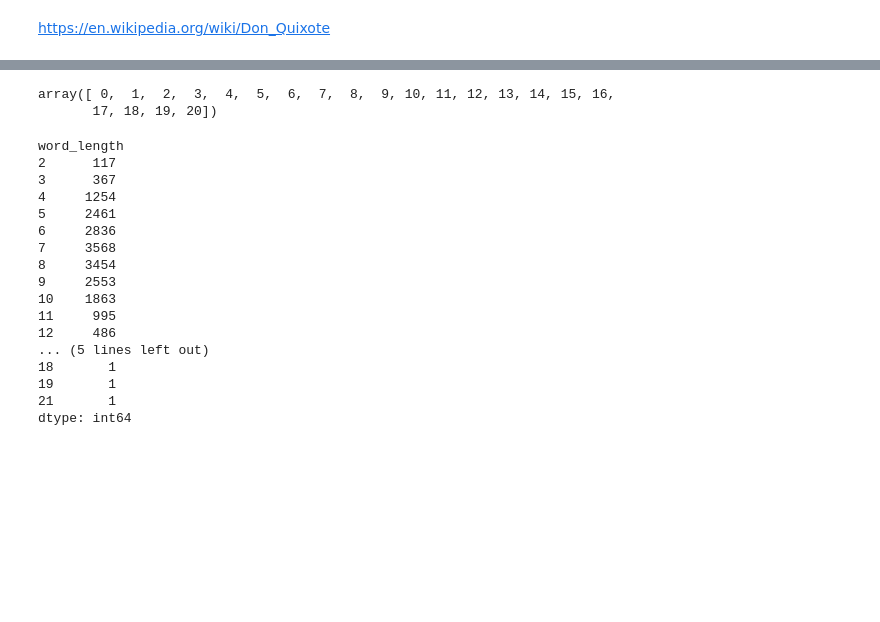
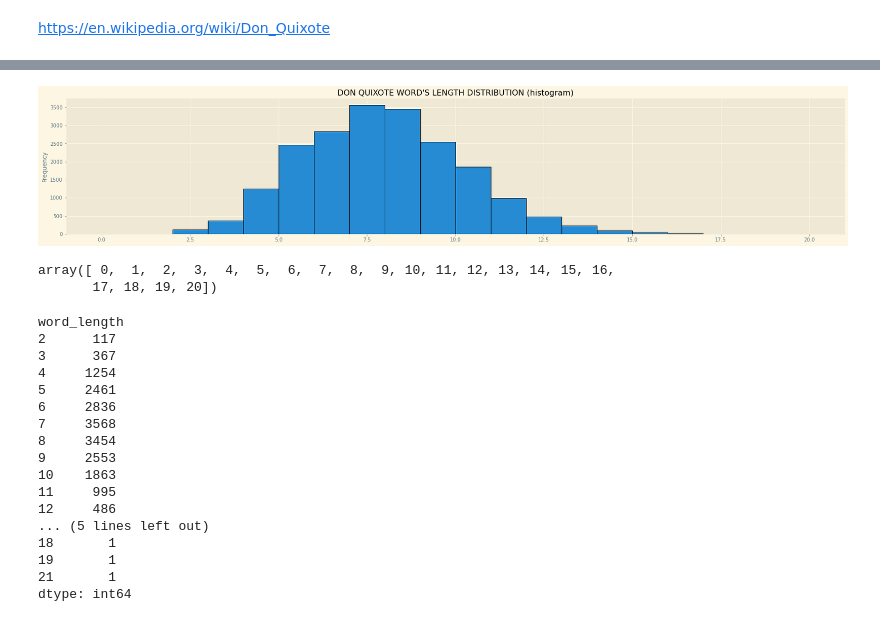
Before and after one commit to blancaorlandis/don_quixote, a Jupyter notebook: notebook/DonQuixote_Overview.ipynb, the cells around one changed output, grey strips where cells are left out. Cells and saved outputs as stored; diff of their text form; code cells hidden in the pictures; blank space fills up the shorter version.

```diff
--- a/notebook/DonQuixote_Overview.ipynb
+++ b/notebook/DonQuixote_Overview.ipynb
@@ -311,8 +6,0 @@ NameError: name 'argparse' is not defined
-# %%
-with plt.style.context('Solarize_Light2'):
-  plt.figure(figsize=(28,5))
-  plt.title("HISTOGRAM DON QUIXOTE WORD LENGTH")
-  max_word_length = max(dataframe_words_metrics.word_length)
-  dataframe_words_metrics.word_length.plot.hist(grid=True, bins=np.arange(0,max_word_length)+0, ec="k")
-  #plt.xscale('log')
-  #plt.yscale('log')
@@ -321,3 +222,13 @@ with plt.style.context('Solarize_Light2'):
+# %%
+with plt.style.context('Solarize_Light2'):
+    plt.figure(figsize=(28,5))
+    plt.title("DON QUIXOTE WORD'S LENGTH DISTRIBUTION (histogram)")
+    max_word_length = max(dataframe_words_metrics.word_length)
+    dataframe_words_metrics.word_length.plot.hist(grid=True, bins=np.arange(0,max_word_length)+0, ec="k")
+    #plt.xscale('log')
+    #plt.yscale('log')
+# %% [output]
+[figure, added]
 # %%
 # %% [output]
 array([ 0,  1,  2,  3,  4,  5,  6,  7,  8,  9, 10, 11, 12, 13, 14, 15, 16,
```
Also changed, not shown: parts of 49 cells of this notebook.
